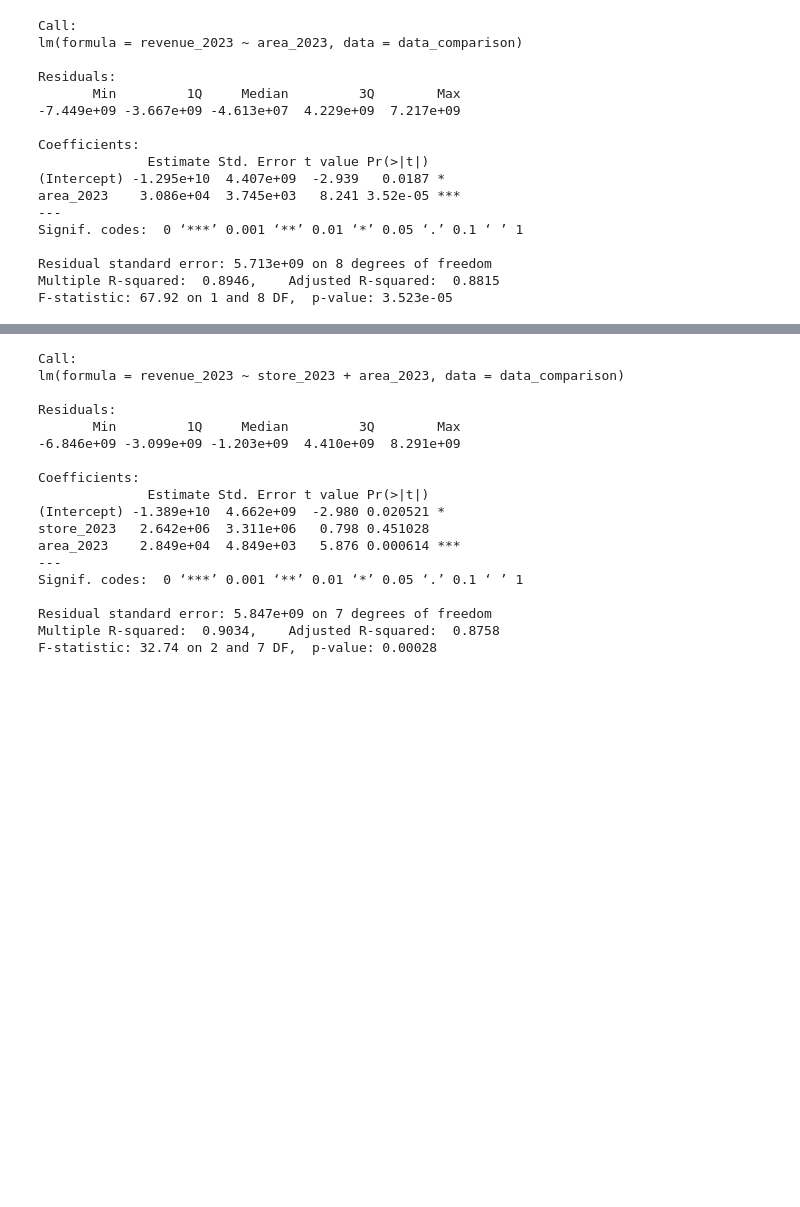
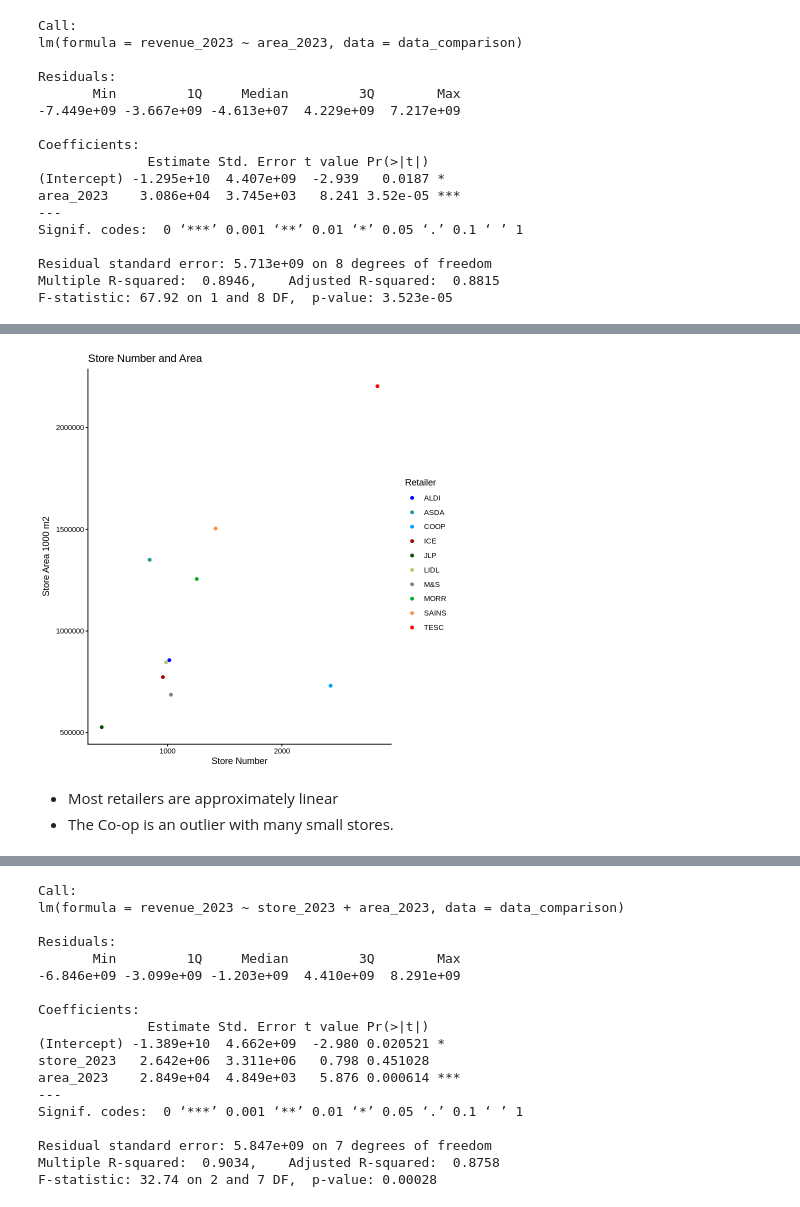
Before and after one commit to davidmkidd/UK-Supermarket-Carbon-Emissions, a Jupyter notebook: UKSmktComp_UK_Supermarket_Retailer.ipynb, the cells around one changed output, grey strips where cells are left out. Drawn from its saved outputs; the diff is of its cells as text; code cells hidden in the pictures; blank space fills up the shorter version.

```diff
--- a/UKSmktComp_UK_Supermarket_Retailer.ipynb
+++ b/UKSmktComp_UK_Supermarket_Retailer.ipynb
@@ -316,0 +336,13 @@ Finally, let's try a multiple regression.
+# %%
+ggplot(data_comparison, aes(x = store_2023, y = area_2023, color = retailer_code)) +
+  geom_point() +
+  ggtitle("Store Number and Area") +
+  xlab("Store Number") +
+  ylab("Store Area 1000 m2") +
+  scale_colour_manual(name = "Retailer", values = pal) +
+  theme_classic()
+# %% [output]
+[figure, added]
+# %% [markdown]
+* Most retailers are approximately linear
+* The Co-op is an outlier with many small stores.
```
Also changed, not shown: parts of 21 cells of this notebook.
